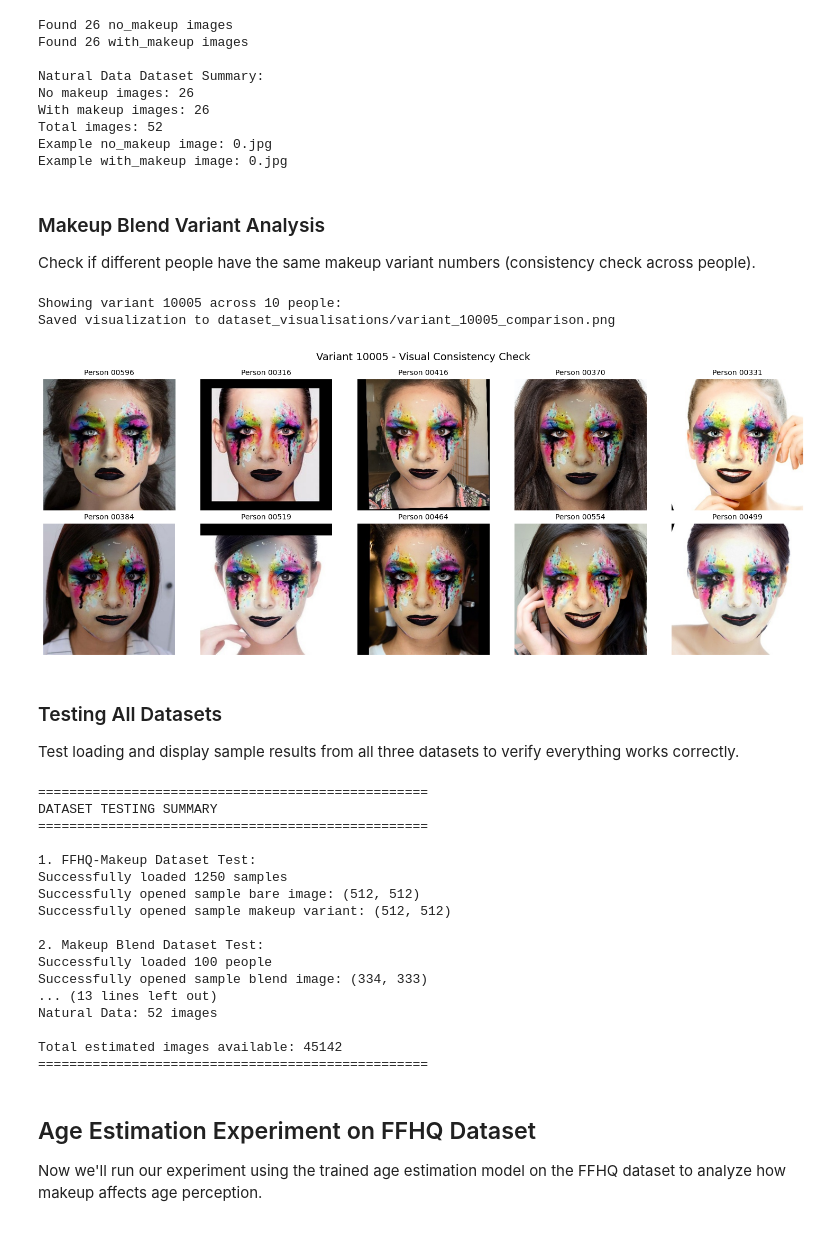
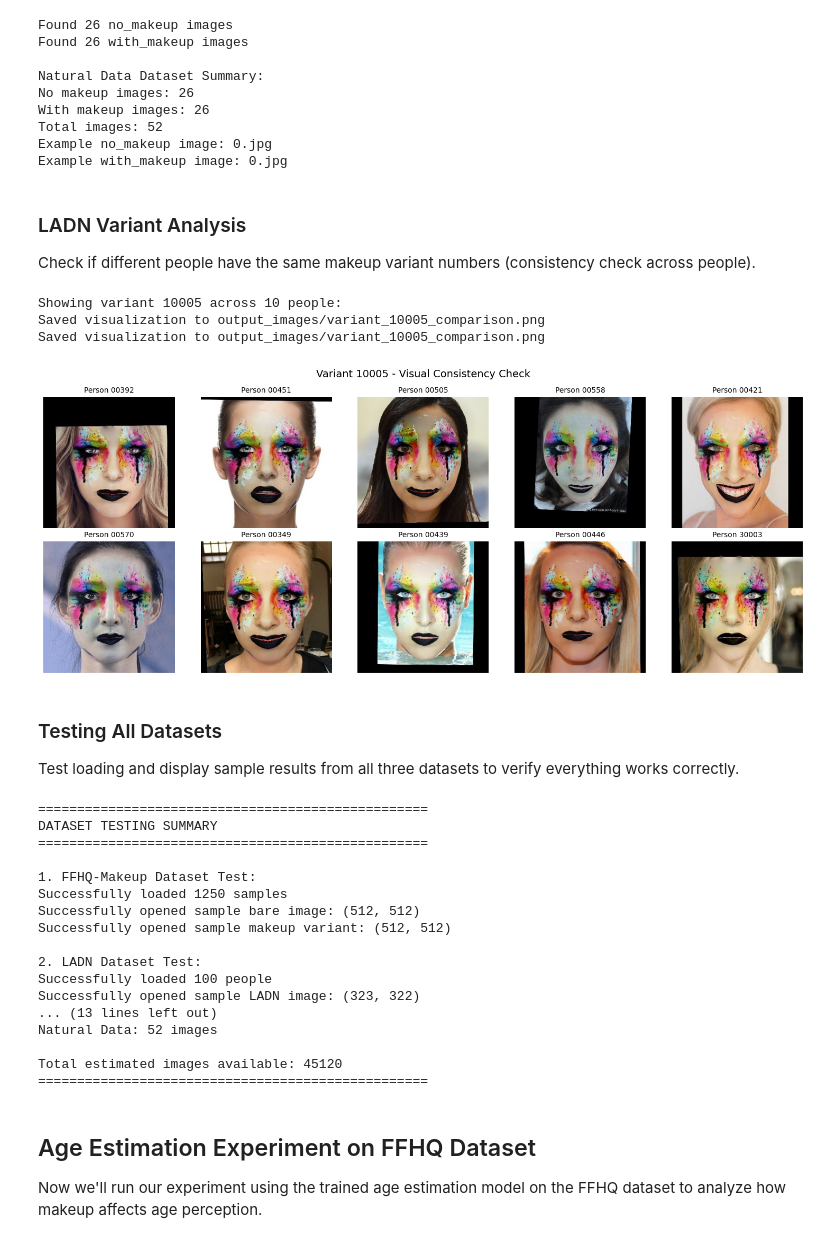
Before and after one commit to FrankVanDerVelde/master_applied-artificial_intelligence, a Jupyter notebook: symposium/face_recognition_and_age_estimation_experiments.ipynb, the cells around one changed output. Drawn from its saved outputs; the diff is of its cells as text; code cells hidden in the pictures.

Commit message:
Re-organized output images and improved on notebook slightly

```diff
--- a/symposium/face_recognition_and_age_estimation_experiments.ipynb
+++ b/symposium/face_recognition_and_age_estimation_experiments.ipynb
@@ -1232,7 +1238,7 @@ Total images: 52
 Example no_makeup image: 0.jpg
 Example with_makeup image: 0.jpg
 # %% [markdown]
-### Makeup Blend Variant Analysis
+### LADN Variant Analysis
 Check if different people have the same makeup variant numbers (consistency check across people).
 # %%
 def show_variant_across_people(makeup_data, target_variant="10005", max_people=10):
@@ -1268,38 +1274,39 @@ def show_variant_across_people(makeup_data, target_variant="10005", max_people=1
     for idx, person_info in enumerate(people_with_variant):
         try:
             img = Image.open(person_info['path'])
             axes[idx].imshow(img)
             axes[idx].set_title(f"Person {person_info['person_id']}", fontsize=10)
             axes[idx].axis('off')
         except Exception as e:
             axes[idx].text(0.5, 0.5, f"Error\n{person_info['person_id']}",
                          ha='center', va='center', transform=axes[idx].transAxes)
             axes[idx].axis('off')
 
     # Hide unused subplots
     for idx in range(len(people_with_variant), 10):
         axes[idx].axis('off')
 
     plt.suptitle(f'Variant {target_variant} - Visual Consistency Check', fontsize=14)
     plt.tight_layout()
 
     # Save the figure
-    os.makedirs('dataset_visualisations', exist_ok=True)
-    save_path = f'dataset_visualisations/variant_{target_variant}_comparison.png'
+    os.makedirs('output_images', exist_ok=True)
+    save_path = f'output_images/variant_{target_variant}_comparison.png'
     plt.savefig(save_path, dpi=300, bbox_inches='tight')
     print(f"Saved visualization to {save_path}")
 
     plt.show()
 
 # Show variant 10005 across 10 people
 if makeup_blend_data:
     show_variant_across_people(makeup_blend_data, target_variant="10005", max_people=10)
 else:
-    print("No makeup blend data loaded!")
+    print("No LADN data loaded!")
 # %% [output]
 Showing variant 10005 across 10 people:
-Saved visualization to dataset_visualisations/variant_10005_comparison.png
+Saved visualization to output_images/variant_10005_comparison.png
+Saved visualization to output_images/variant_10005_comparison.png
-[figure, old version]
+[figure, new version]
 # %% [markdown]
 ### Testing All Datasets
 Test loading and display sample results from all three datasets to verify everything works correctly.
@@ -1338,8 +1345,8 @@ def test_all_datasets():
     else:
         print("No FFHQ-Makeup data loaded")
 
-    # Test Makeup Blend dataset
-    print("\n2. Makeup Blend Dataset Test:")
+    # Test LADN dataset
+    print("\n2. LADN Dataset Test:")
     if makeup_blend_data:
         print(f"Successfully loaded {len(makeup_blend_data)} people")
 
@@ -1349,14 +1356,14 @@ def test_all_datasets():
         try:
             if os.path.exists(sample_variant['full_path']):
                 img = Image.open(sample_variant['full_path'])
-                print(f"Successfully opened sample blend image: {img.size}")
+                print(f"Successfully opened sample LADN image: {img.size}")
                 print(f"  Person: {sample_person}, Variant: {sample_variant['variant_id']}")
             else:
-                print("Sample blend image path not valid")
+                print("Sample LADN image path not valid")
         except Exception as e:
-            print(f"Error loading makeup blend images: {e}")
+            print(f"Error loading LADN images: {e}")
     else:
-        print("No makeup blend data loaded")
+        print("No LADN data loaded")
 
     # Test Natural Data dataset
     print("\n3. Natural Data Dataset Test:")
@@ -1392,7 +1399,7 @@ def test_all_datasets():
     if makeup_blend_data:
         blend_count = sum(len(variants) for variants in makeup_blend_data.values())
         total_images += blend_count
-        print(f"Makeup Blend: {blend_count} images from {len(makeup_blend_data)} people")
+        print(f"LADN: {blend_count} images from {len(makeup_blend_data)} people")
 
     natural_count = len(natural_data['no_makeup']) + len(natural_data['with_makeup'])
     total_images += natural_count
@@ -1413,13 +1420,13 @@ Successfully loaded 1250 samples
 Successfully opened sample bare image: (512, 512)
 Successfully opened sample makeup variant: (512, 512)
 
-2. Makeup Blend Dataset Test:
+2. LADN Dataset Test:
 Successfully loaded 100 people
-Successfully opened sample blend image: (334, 333)
+Successfully opened sample LADN image: (323, 322)
 ... (13 lines left out)
 Natural Data: 52 images
 
-Total estimated images available: 45142
+Total estimated images available: 45120
 ==================================================
 # %% [markdown]
 ## Age Estimation Experiment on FFHQ Dataset
```
Also changed, not shown: parts of 17 cells of this notebook, 43 other files.
